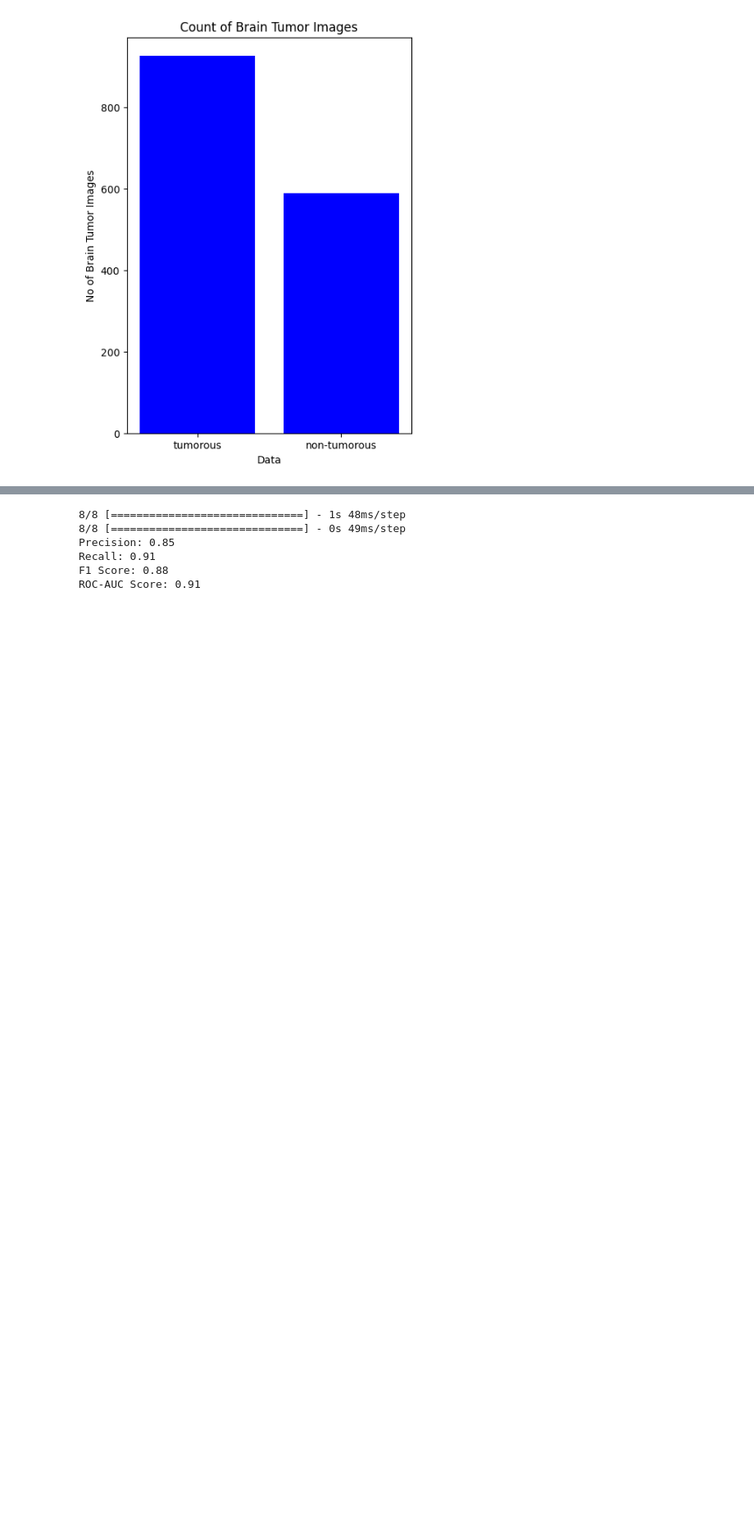
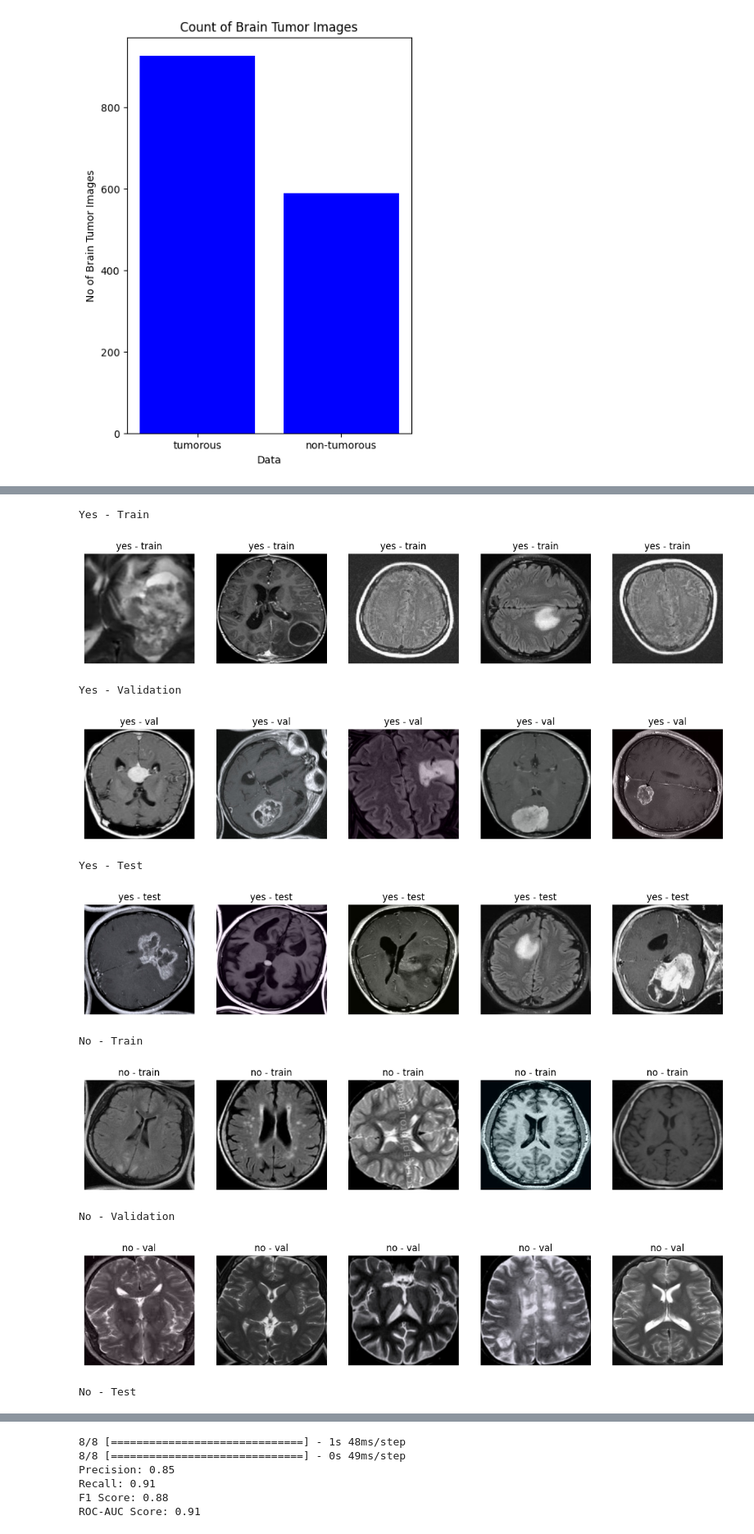
Before and after one commit to Duxst/Braindetectionmodel, a Jupyter notebook: TumorTrack.ipynb, the cells around one changed output, grey strips where cells are left out. Shown at 82% size. Cells and saved outputs as stored; diff of their text form; code cells hidden in the pictures; blank space fills up the shorter version.

Commit message:
Added more visuals

```diff
--- a/TumorTrack.ipynb
+++ b/TumorTrack.ipynb
@@ -168,3 +252,69 @@ def data_split(source):
 
 data_split('augmented_data/yes/')
 data_split('augmented_data/no/')
+# %%
+import random
+import cv2
+import os
+import matplotlib.pyplot as plt
+
+def plot_sample_images(base_dir, category, subset, num_images=5):
+    """
+    Plots sample images from the specified category and subset.
+
+    Arguments:
+    base_dir -- the base directory where the images are stored
+    category -- the category folder name ("yes" or "no")
+    subset -- the subset folder name ("train", "val", or "test")
+    num_images -- number of images to display
+    """
+    folder_path = os.path.join(base_dir, category, subset)
+    all_images = os.listdir(folder_path)
+
+    # Randomly select images
+    sample_images = random.sample(all_images, num_images)
+
+    plt.figure(figsize=(15, 5))
+
+    for i, img_name in enumerate(sample_images):
+        img_path = os.path.join(folder_path, img_name)
+        img = cv2.imread(img_path)
+        img = cv2.cvtColor(img, cv2.COLOR_BGR2RGB)
+
+        plt.subplot(1, num_images, i+1)
+        plt.imshow(img)
+        plt.title(f"{category} - {subset}")
+        plt.axis('off')
+
+    plt.show()
+
+# Base directory where the images are stored
+base_dir = '/content/augmented_data'
+
+# Plot images from each subset for "yes" category
+print("Yes - Train")
+plot_sample_images(base_dir, 'yes', 'train', num_images=5)
+print("Yes - Validation")
+plot_sample_images(base_dir, 'yes', 'val', num_images=5)
+print("Yes - Test")
+plot_sample_images(base_dir, 'yes', 'test', num_images=5)
+
+# Plot images from each subset for "no" category
+print("No - Train")
+plot_sample_images(base_dir, 'no', 'train', num_images=5)
+print("No - Validation")
+plot_sample_images(base_dir, 'no', 'val', num_images=5)
+print("No - Test")
+plot_sample_images(base_dir, 'no', 'test', num_images=5)
+# %% [output]
+Yes - Train
+[figure, added]
+Yes - Validation
+[figure, added]
+Yes - Test
+[figure, added]
+No - Train
+[figure, added]
+No - Validation
+[figure, added]
+No - Test
```
Also changed, not shown: parts of 3 cells of this notebook.
